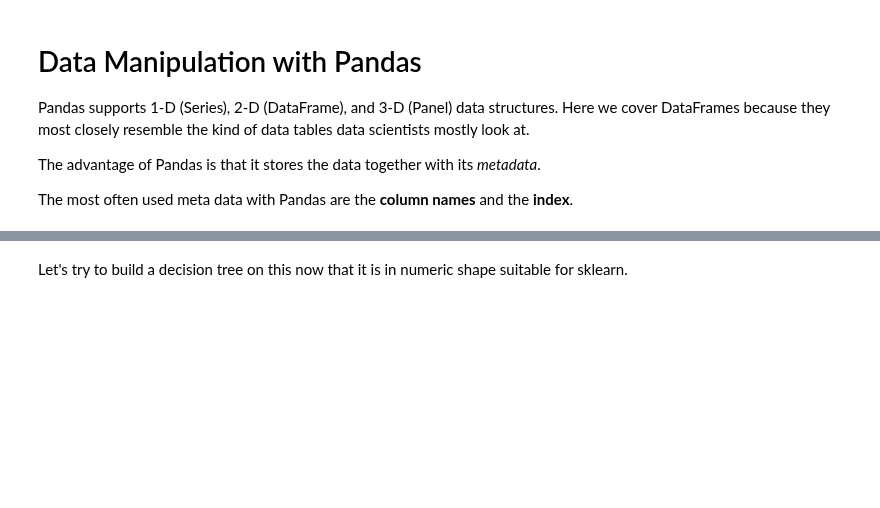
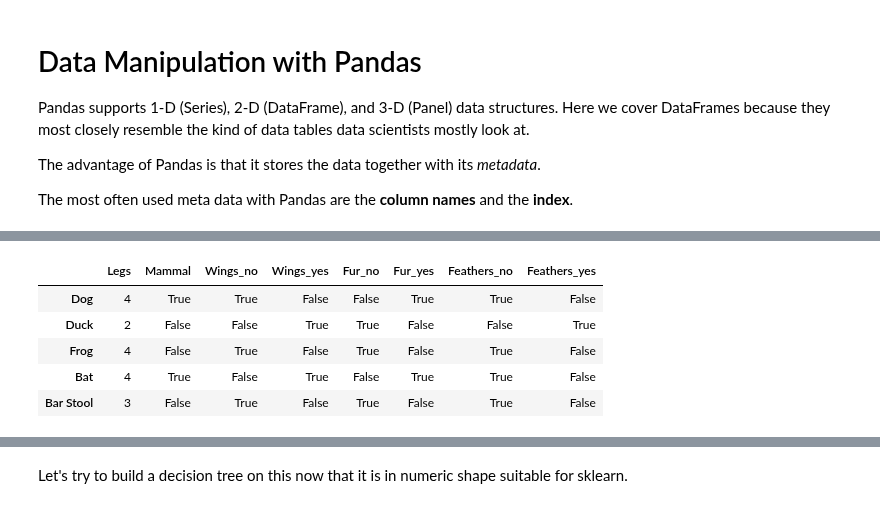
Before and after one commit to IndraniMandal/CSC310-S20, a Jupyter notebook: 08_data_manipulation_pandas.ipynb, the cells around one changed output, grey strips where cells are left out. Drawn from its saved outputs; the diff is of its cells as text; code cells hidden in the pictures; blank space fills up the shorter version.

```diff
--- a/08_data_manipulation_pandas.ipynb
+++ b/08_data_manipulation_pandas.ipynb
@@ -226,0 +253,10 @@ df_tennis_numeric
+# %%
+df_dummies1 = pd.get_dummies(mammal_df)
+df_dummies1
+# %% [output]
+|  | Legs | Mammal | Wings_no | Wings_yes | Fur_no | Fur_yes | Feathers_no | Feathers_yes |
+| Dog | 4 | True | True | False | False | True | True | False |
+| Duck | 2 | False | False | True | True | False | False | True |
+| Frog | 4 | False | True | False | True | False | True | False |
+| Bat | 4 | True | False | True | False | True | True | False |
+| Bar Stool | 3 | False | True | False | True | False | True | False |
```
Also changed, not shown: parts of 111 cells of this notebook.
